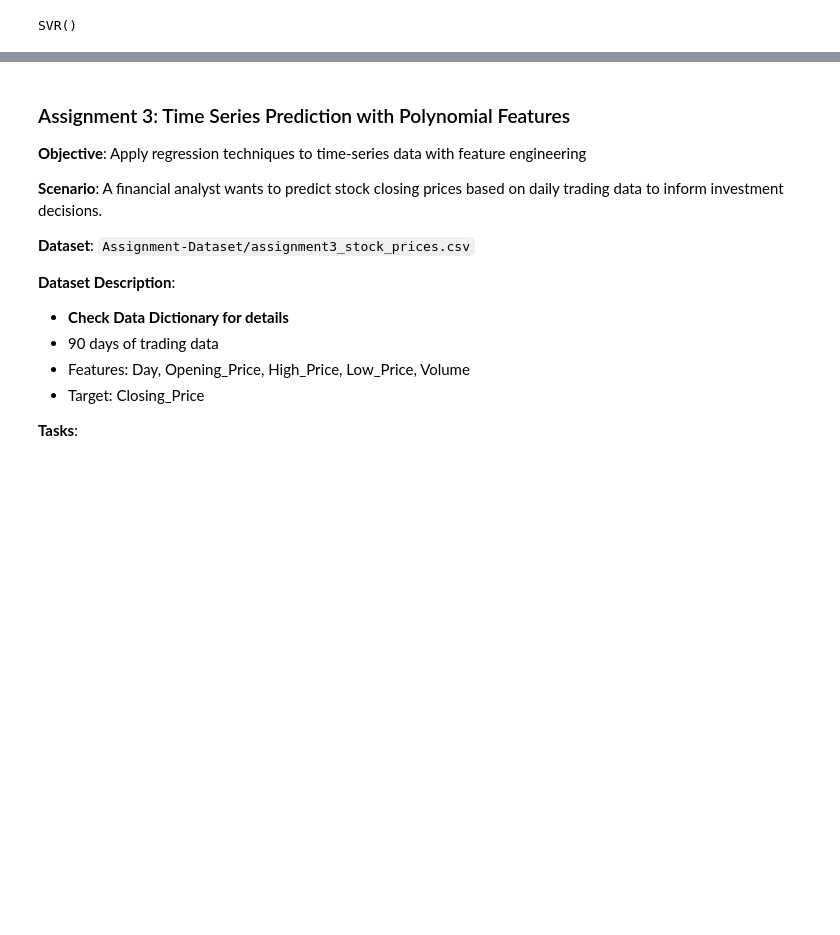
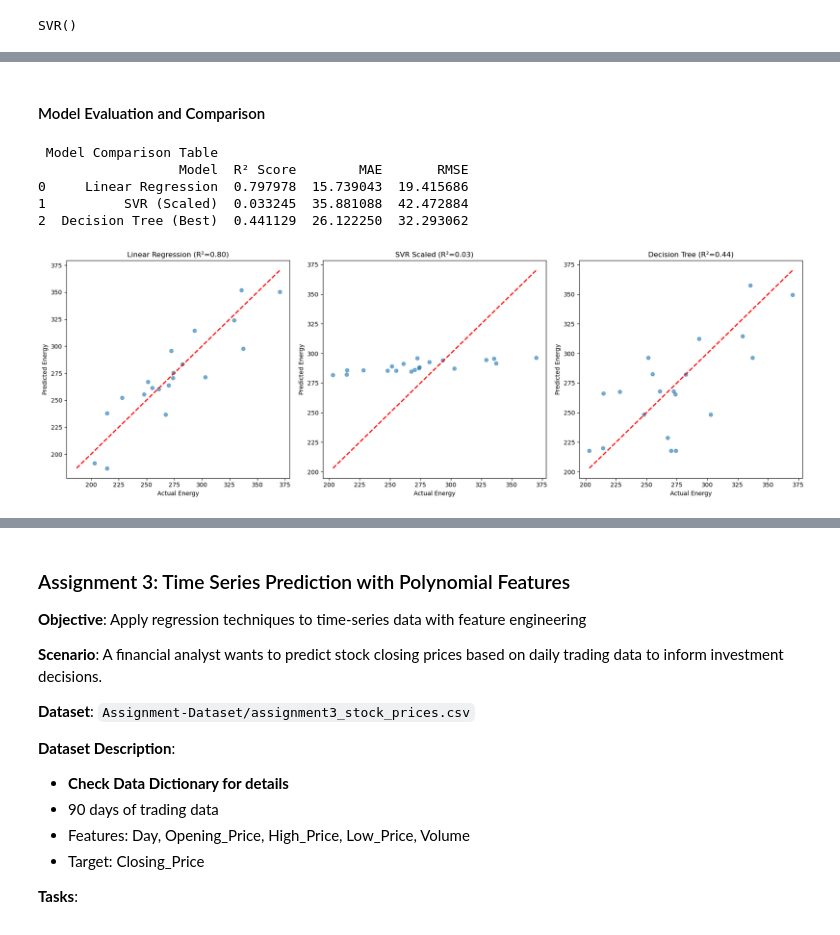
Before and after one commit to Ezerioha-ifeanyi/Week-15-Take-Home, a Jupyter notebook: Take Home.ipynb, the cells around one changed output, grey strips where cells are left out. Cells and saved outputs as stored; diff of their text form; code cells hidden in the pictures; blank space fills up the shorter version.

```diff
--- a/Take Home.ipynb
+++ b/Take Home.ipynb
@@ -1109,0 +1181,59 @@ print(f"R² Change: {energy_r2_svr - energy_r2_lin:.4f}")
+# %% [markdown]
+#### Model Evaluation and Comparison
+# %%
+import matplotlib.pyplot as plt
+import seaborn as sns
+
+# We need to make predictions using the best model for the decision tree
+y_pred_dtree_best = best_dtree_model.predict(X_test)
+
+# Creating the Comparison Table
+# define the metrics
+metrics_data = {
+    'Model': ['Linear Regression', 'SVR (Scaled)', 'Decision Tree (Best)'],
+    'R² Score': [energy_r2_lin, energy_r2_svr, best_r2],
+    'MAE': [energy_mae_lin, energy_mae_svr, mean_absolute_error(y_test, y_pred_dtree_best)],
+    'RMSE': [energy_rmse_lin, energy_rmse_svr, math.sqrt(mean_squared_error(y_test, y_pred_dtree_best))]
+}
+
+# convert the metrics into a dataframe
+df_metrics = pd.DataFrame(metrics_data)
+print(" Model Comparison Table ")
+print(df_metrics)
+# %% [output]
+ Model Comparison Table
+                  Model  R² Score        MAE       RMSE
+0     Linear Regression  0.797978  15.739043  19.415686
+1          SVR (Scaled)  0.033245  35.881088  42.472884
+2  Decision Tree (Best)  0.441129  26.122250  32.293062
+# %%
+# Visualization: Predicted vs Actual
+plt.figure(figsize=(18, 6))
+
+# define function for plotting
+def pred_vs_actual_plot(ax, y_true, y_pred, title):
+    ax.scatter(y_true, y_pred, alpha=0.6)
+    # Draw a diagonal line to represent Perfect Prediction
+    min_val = min(min(y_true), min(y_pred))
+    max_val = max(max(y_true), max(y_pred))
+    ax.plot([min_val, max_val], [min_val, max_val], 'r--', lw=2)
+    ax.set_title(title)
+    ax.set_xlabel('Actual Energy')
+    ax.set_ylabel('Predicted Energy')
+
+# Plotting Linear Model
+ax1 = plt.subplot(1, 3, 1)
+pred_vs_actual_plot(ax1, y_test, energy_y_pred_lin, f'Linear Regression (R²={energy_r2_lin:.2f})')
+
+# Plottng SVR Model
+ax2 = plt.subplot(1, 3, 2)
+pred_vs_actual_plot(ax2, y_test, energy_y_pred_svr, f'SVR Scaled (R²={energy_r2_svr:.2f})')
+
+# Plotting Decision Tree Model
+ax3 = plt.subplot(1, 3, 3)
+pred_vs_actual_plot(ax3, y_test, y_pred_dtree_best, f'Decision Tree (R²={best_r2:.2f})')
+
+plt.tight_layout()
+plt.show()
+# %% [output]
+[figure, added]
```
Also changed, not shown: parts of 53 cells of this notebook.
